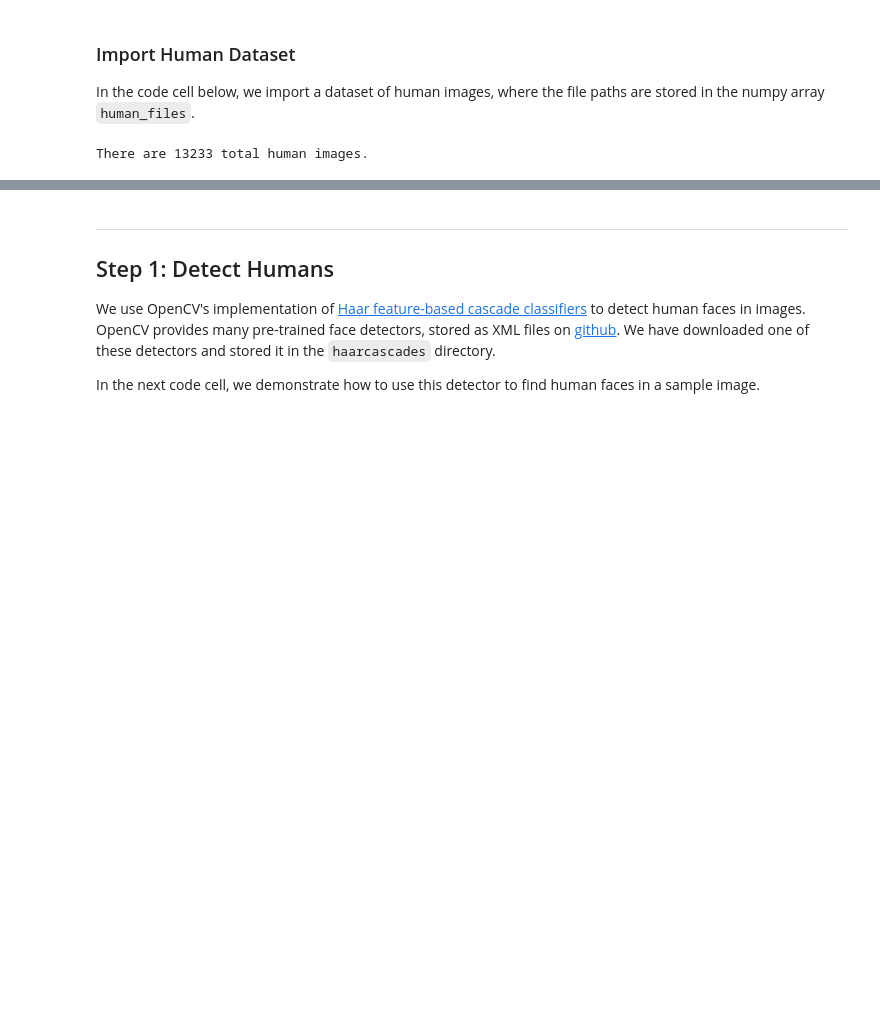
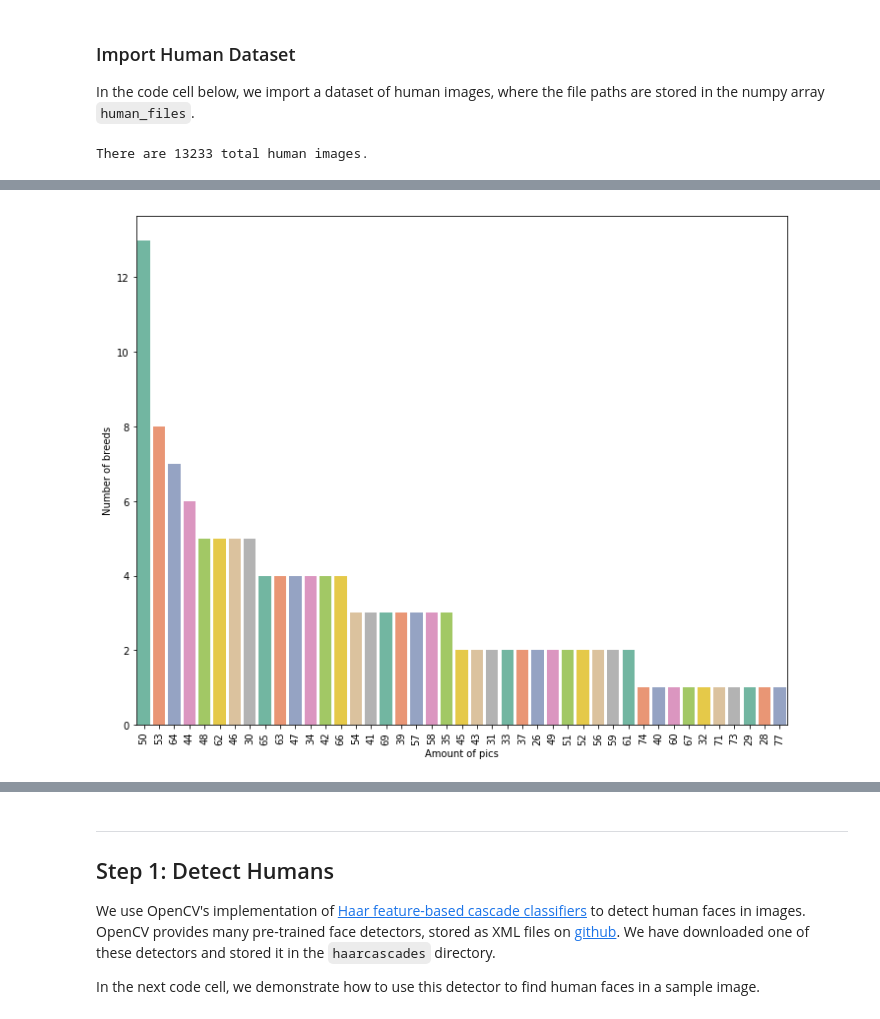
Before and after one commit to alexrop/cnn_dog_breed_classifier, a Jupyter notebook: dog_app.ipynb, the cells around one changed output, grey strips where cells are left out. Saved outputs shown, nothing was run; the diff lists cells and outputs as text; code cells hidden in the pictures; blank space fills up the shorter version.

```diff
--- a/dog_app.ipynb
+++ b/dog_app.ipynb
@@ -111,0 +223,5 @@ There are 13233 total human images.
+# %%
+# We can see in a better way the plot from above if we put the data into a df
+pd.set_option('display.max_rows', len(labels))
+df_dogs_train = pd.DataFrame({'breed': labels, 'amount_of_pics': counts})
+df_dogs_train
@@ -111,0 +259,10 @@ There are 13233 total human images.
+# %%
+# Graph that represents average number of pics that most of the breed have (tendency)
+plt.figure(figsize=(10, 8))
+plt.xticks(rotation=90)
+ax = sns.countplot(x = df_dogs_train['amount_of_pics'], order = df_dogs_train['amount_of_pics'].value_counts().index, palette="Set2")
+ax.set(xlabel="Amount of pics", ylabel = "Number of breeds")
+plt.tight_layout()
+plt.show()
+# %% [output]
+[figure, added]
```
Also changed, not shown: parts of 40 cells of this notebook, 1 other file.
